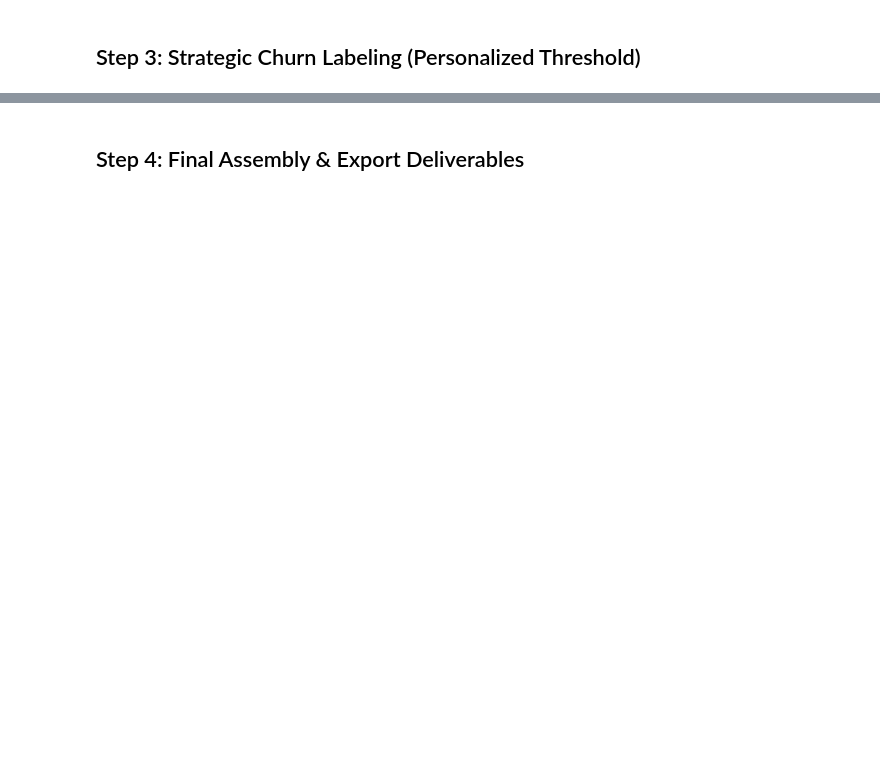
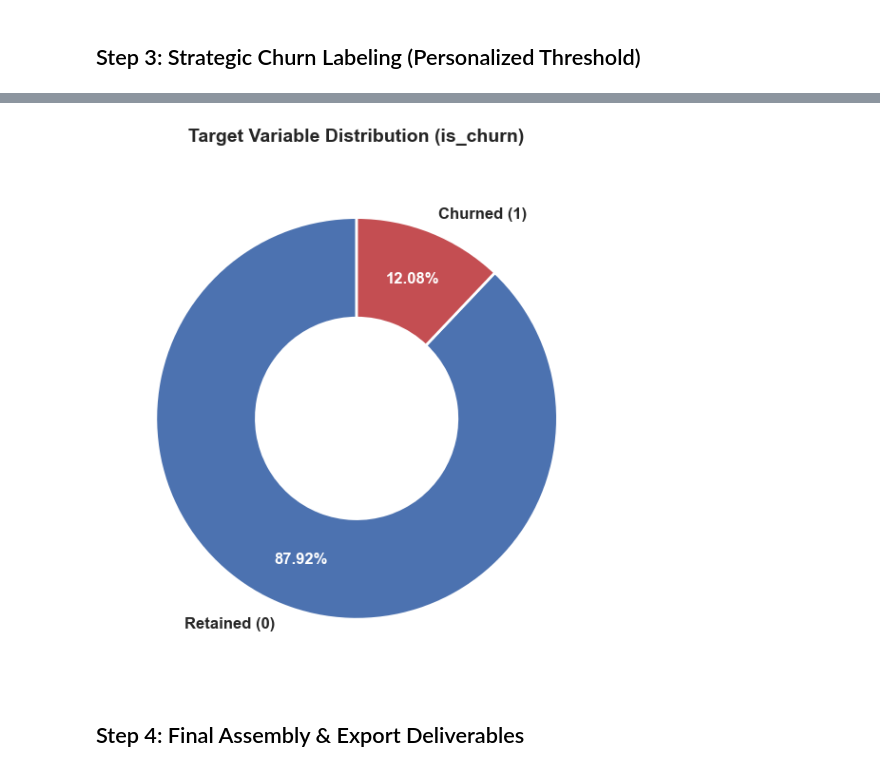
Before and after one commit to bich-le/DDM-Churn-Project, a Jupyter notebook: notebooks/01_Data_Integration_and_Labeling.ipynb, the cells around one changed output, grey strips where cells are left out. Drawn from its saved outputs; the diff is of its cells as text; code cells hidden in the pictures; blank space fills up the shorter version.

```diff
--- a/notebooks/01_Data_Integration_and_Labeling.ipynb
+++ b/notebooks/01_Data_Integration_and_Labeling.ipynb
@@ -405,0 +523,15 @@ Final row count of transactions_cleaned: 2,576,815
+# %%
+print("--- Additional Filtering (Department & Quantity Outliers) ---")
+
+# 1. Find PRODUCT_IDs belonging to 'KIOSK-GAS' or 'MISC SALES TRAN'
+exclude_depts = ['KIOSK-GAS', 'MISC SALES TRAN']
+exclude_pids = product[product['DEPARTMENT'].isin(exclude_depts)]['PRODUCT_ID']
+
+# 2. Filter out those PRODUCT_IDs and rows where QUANTITY > 150
+transactions_cleaned = transactions_cleaned[
+    (~transactions_cleaned['PRODUCT_ID'].isin(exclude_pids)) &
+    (transactions_cleaned['QUANTITY'] <= 150)
+]
+
+# 3. Verify the final row count
+print(f"Final row count of transactions_cleaned after additional filtering: {len(transactions_cleaned):,}")
@@ -455,49 +590,37 @@ is_churn
 Name: proportion, dtype: float64
 # %%
-import plotly.graph_objects as go
-from plotly.subplots import make_subplots
+import matplotlib.pyplot as plt
+import seaborn as sns
 
 # 1. Prepare data
 counts = customer_churn['is_churn'].value_counts().sort_index()
 labels = ['Retained (0)', 'Churned (1)']
 values = counts.values
-percentages = (values / values.sum() * 100).round(2)
+colors = ['#4C72B0', '#C44E52']
 
-# 2. Khởi tạo đối tượng Figure
-fig = make_subplots(rows=1, cols=1, specs=[[{'type': 'domain'}]])
-
-# 3. Pie chart (Left)
-fig.add_trace(
-    go.Pie(
-        labels=labels,
-        values=values,
-        hole=.5,
-        marker=dict(colors=['#4C72B0', '#C44E52']), # Blue cho Retained, Red cho Churn
-        textinfo='label+percent',
-        hoverinfo='label+value+percent'
-    ),
-    row=1, col=1
+# 2. Plotting Static Donut Chart
+fig, ax = plt.subplots(figsize=(8, 6))
+wedges, texts, autotexts = ax.pie(
+    values,
+    labels=labels,
+    colors=colors,
+    autopct='%1.2f%%',
+    startangle=90,
+    pctdistance=0.75,
+    wedgeprops=dict(width=0.5, edgecolor='white', linewidth=2),
+    textprops=dict(size=12, weight='bold')
 )
 
-# 5. Layout and annotations
-fig.update_layout(
-    title_text="<b>Figure 1: Target Variable Distribution (is_churn)</b>",
-    title_x=0.5,
-    template="plotly_white",
-    height=500,
-    margin=dict(t=80, b=100, l=50, r=50),
-    annotations=[
-        dict(
-            text="<i>Note: The dataset exhibits a significant class imbalance (11.96% churn rate),<br>which requires careful selection of evaluation metrics like F2-Score and PR-AUC.</i>",
-            xref="paper", yref="paper",
-            x=0.5, y=-0.2,
-            showarrow=False,
-            font=dict(size=12, color="black")
-        )
-    ]
-)
+# Style the percentage text inside
+for autotext in autotexts:
+    autotext.set_color('white')
 
-fig.show()
+# 3. Layout and annotations
+plt.title('Target Variable Distribution (is_churn)', fontsize=14, fontweight='bold', pad=20)
+plt.tight_layout()
+plt.show()
+# %% [output]
+[figure, added]
 # %% [markdown]
 ## Step 4: Final Assembly & Export Deliverables
 # %%
```
Also changed, not shown: parts of 9 cells of this notebook, 3 other files.
